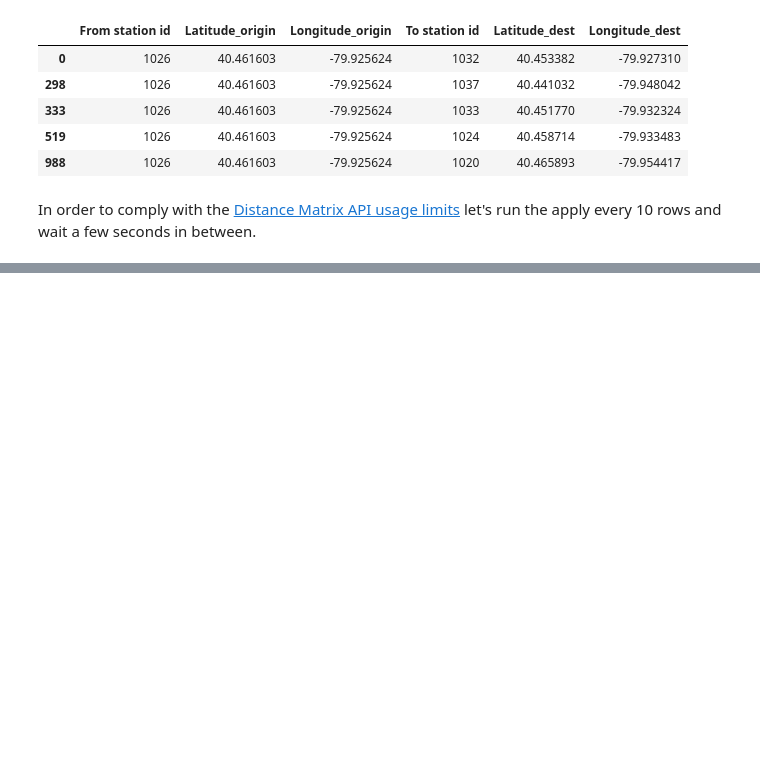
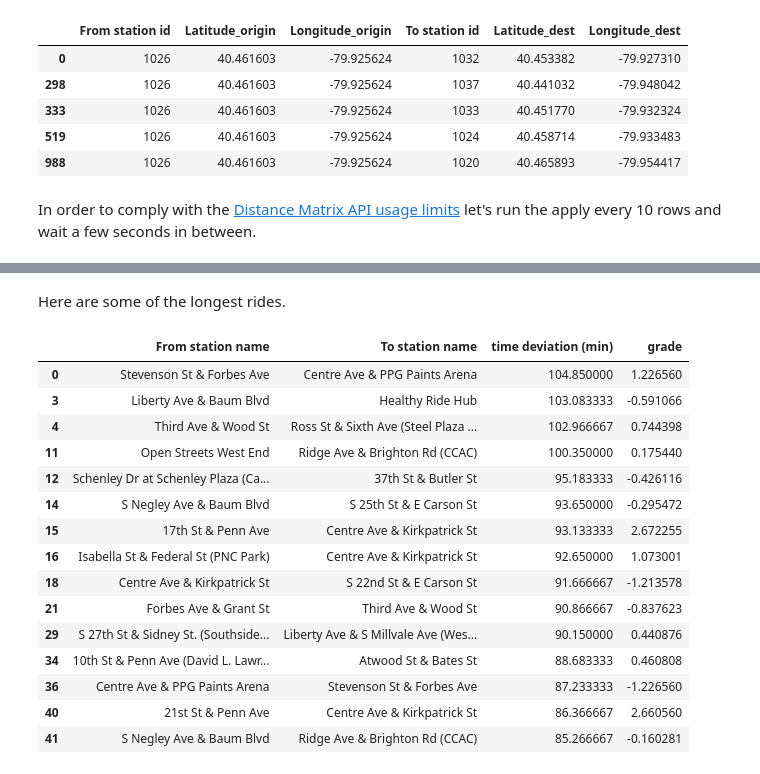
Before and after one commit to AlbertDeFusco/healthyride, a Jupyter notebook: rides2016.ipynb, the cells around one changed output, grey strips where cells are left out. Drawn from its saved outputs; the diff is of its cells as text; code cells hidden in the pictures; blank space fills up the shorter version.

```diff
--- a/rides2016.ipynb
+++ b/rides2016.ipynb
@@ -392,0 +511,29 @@ Timeout: occurred at index 0
+# %% [markdown]
+Here are some of the longest rides.
+# %%
+large_deviation = (
+   rides_complete.loc[clean]
+  .groupby(['From station name','To station name'])['time deviation (min)']
+  .median()
+  .nlargest(15)
+)
+
+large_deviation = large_deviation.reset_index().merge(rides_complete[['From station name','To station name','grade']])
+large_deviation.drop_duplicates(subset=['From station name','To station name'])
+# %% [output]
+|  | From station name | To station name | time deviation (min) | grade |
+| 0 | Stevenson St & Forbes Ave | Centre Ave & PPG Paints Arena | 104.850000 | 1.226560 |
+| 3 | Liberty Ave & Baum Blvd | Healthy Ride Hub | 103.083333 | -0.591066 |
+| 4 | Third Ave & Wood St | Ross St & Sixth Ave (Steel Plaza ... | 102.966667 | 0.744398 |
+| 11 | Open Streets West End | Ridge Ave & Brighton Rd (CCAC) | 100.350000 | 0.175440 |
+| 12 | Schenley Dr at Schenley Plaza (Ca... | 37th St & Butler St | 95.183333 | -0.426116 |
+| 14 | S Negley Ave & Baum Blvd | S 25th St & E Carson St | 93.650000 | -0.295472 |
+| 15 | 17th St & Penn Ave | Centre Ave & Kirkpatrick St | 93.133333 | 2.672255 |
+| 16 | Isabella St & Federal St (PNC Park) | Centre Ave & Kirkpatrick St | 92.650000 | 1.073001 |
+| 18 | Centre Ave & Kirkpatrick St | S 22nd St & E Carson St | 91.666667 | -1.213578 |
+| 21 | Forbes Ave & Grant St | Third Ave & Wood St | 90.866667 | -0.837623 |
+| 29 | S 27th St & Sidney St. (Southside... | Liberty Ave & S Millvale Ave (Wes... | 90.150000 | 0.440876 |
+| 34 | 10th St & Penn Ave (David L. Lawr... | Atwood St & Bates St | 88.683333 | 0.460808 |
+| 36 | Centre Ave & PPG Paints Arena | Stevenson St & Forbes Ave | 87.233333 | -1.226560 |
+| 40 | 21st St & Penn Ave | Centre Ave & Kirkpatrick St | 86.366667 | 2.660560 |
+| 41 | S Negley Ave & Baum Blvd | Ridge Ave & Brighton Rd (CCAC) | 85.266667 | -0.160281 |
```
Also changed, not shown: parts of 31 cells of this notebook, 2 other files.
